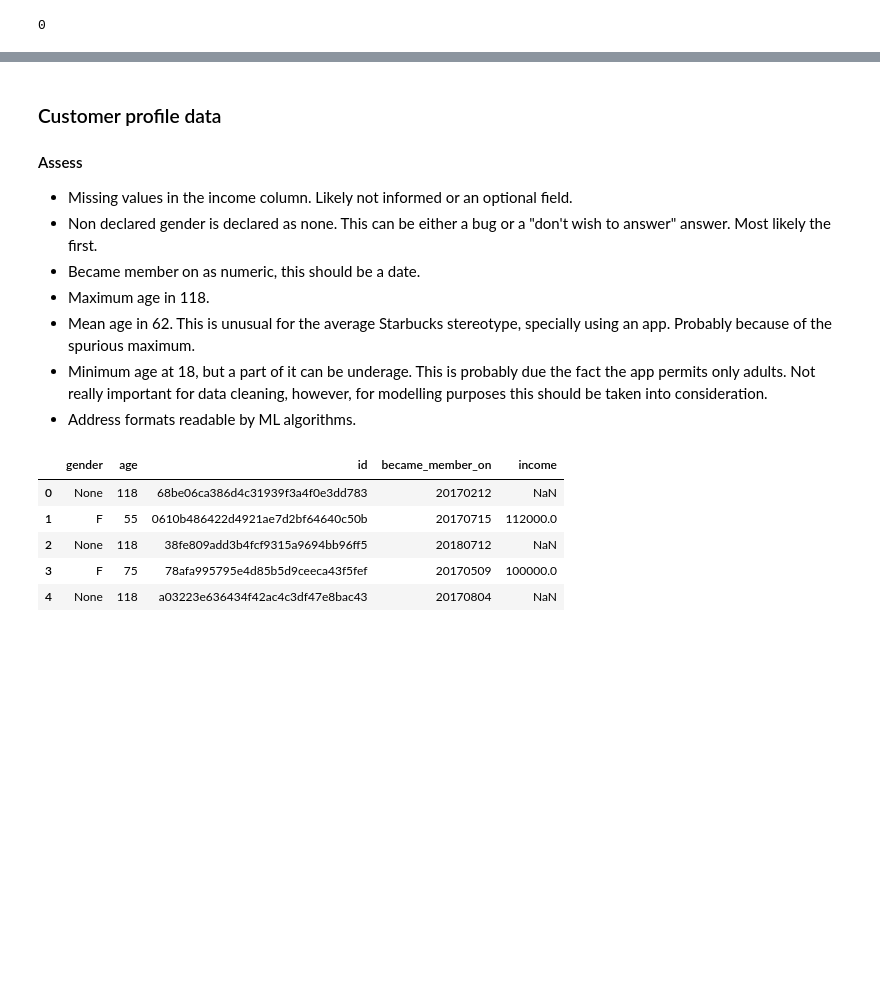
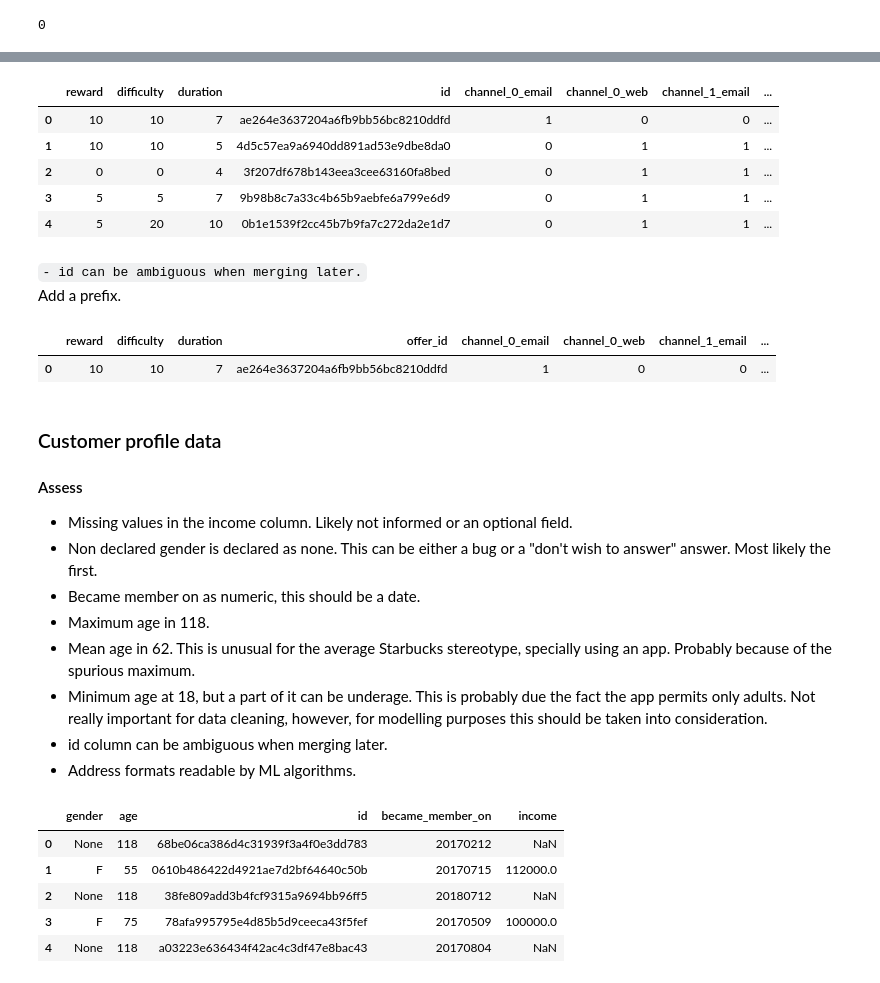
Before and after one commit to dletoneiva/recs_with_starbucks, a Jupyter notebook: data_wrangling.ipynb, the cells around one changed output, grey strips where cells are left out. Saved outputs shown, nothing was run; the diff lists cells and outputs as text; code cells hidden in the pictures; blank space fills up the shorter version.

```diff
--- a/data_wrangling.ipynb
+++ b/data_wrangling.ipynb
@@ -112,0 +115,22 @@ portfolio.astype(str).duplicated().sum()
+# %%
+cols = ['channel_0', 'channel_1', 'channel_2', 'channel_3', 'offer_type']
+new_cols = pd.get_dummies(portfolio_clean[cols])
+portfolio_clean = pd.concat([portfolio_clean, new_cols], axis=1)
+portfolio_clean = portfolio_clean.drop(cols, axis=1)
+portfolio_clean.head()
+# %% [output]
+|  | reward | difficulty | duration | id | channel_0_email | channel_0_web | channel_1_email | ... |
+| 0 | 10 | 10 | 7 | ae264e3637204a6fb9bb56bc8210ddfd | 1 | 0 | 0 | ... |
+| 1 | 10 | 10 | 5 | 4d5c57ea9a6940dd891ad53e9dbe8da0 | 0 | 1 | 1 | ... |
+| 2 | 0 | 0 | 4 | 3f207df678b143eea3cee63160fa8bed | 0 | 1 | 1 | ... |
+| 3 | 5 | 5 | 7 | 9b98b8c7a33c4b65b9aebfe6a799e6d9 | 0 | 1 | 1 | ... |
+| 4 | 5 | 20 | 10 | 0b1e1539f2cc45b7b9fa7c272da2e1d7 | 0 | 1 | 1 | ... |
+# %% [markdown]
+`- id can be ambiguous when merging later.` <br>
+Add a prefix.
+# %%
+portfolio_clean = portfolio_clean.rename(columns={'id':'offer_id'})
+portfolio_clean.head(1)
+# %% [output]
+|  | reward | difficulty | duration | offer_id | channel_0_email | channel_0_web | channel_1_email | ... |
+| 0 | 10 | 10 | 7 | ae264e3637204a6fb9bb56bc8210ddfd | 1 | 0 | 0 | ... |
@@ -120,6 +147,7 @@ portfolio.astype(str).duplicated().sum()
 - Maximum age in 118.
 - Mean age in 62. This is unusual for the average Starbucks stereotype, specially using an app. Probably because of the spurious maximum.
 - Minimum age at 18, but a part of it can be underage. This is probably due the fact the app permits only adults. Not really important for data cleaning, however, for modelling purposes this should be taken into consideration.
+- id column can be ambiguous when merging later.
 - Address formats readable by ML algorithms.
 # %%
 profile.head()
```
Also changed, not shown: parts of 20 cells of this notebook, 4 other files.
